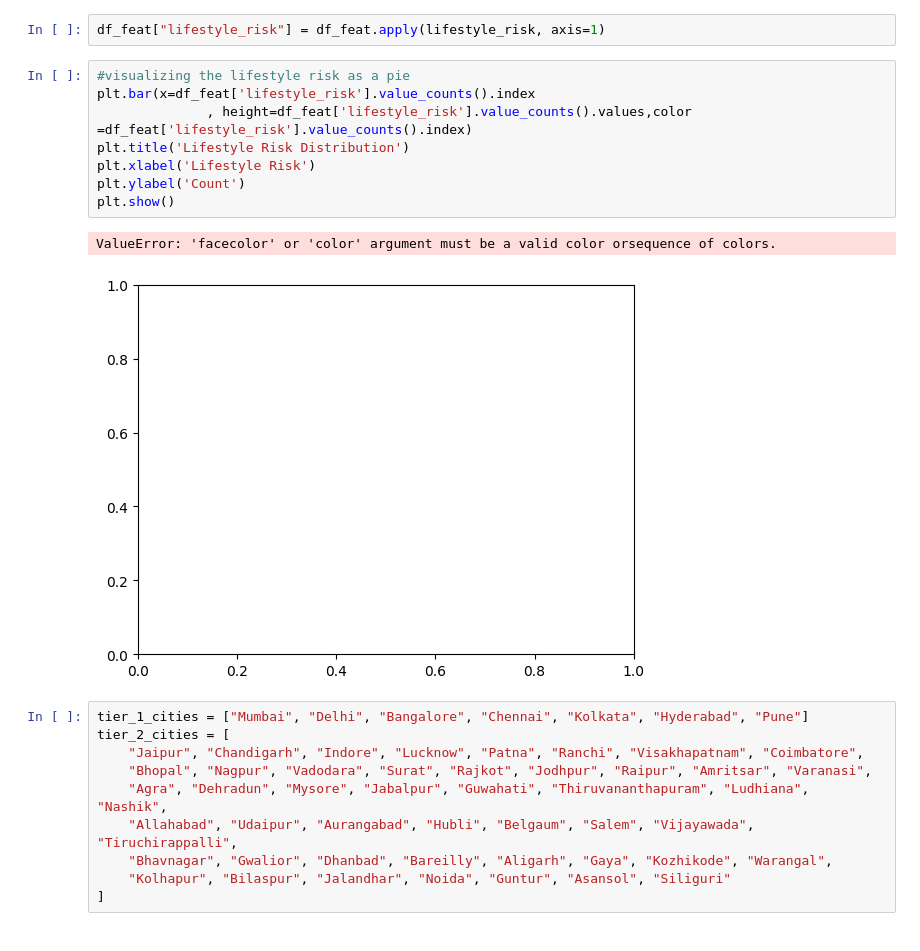
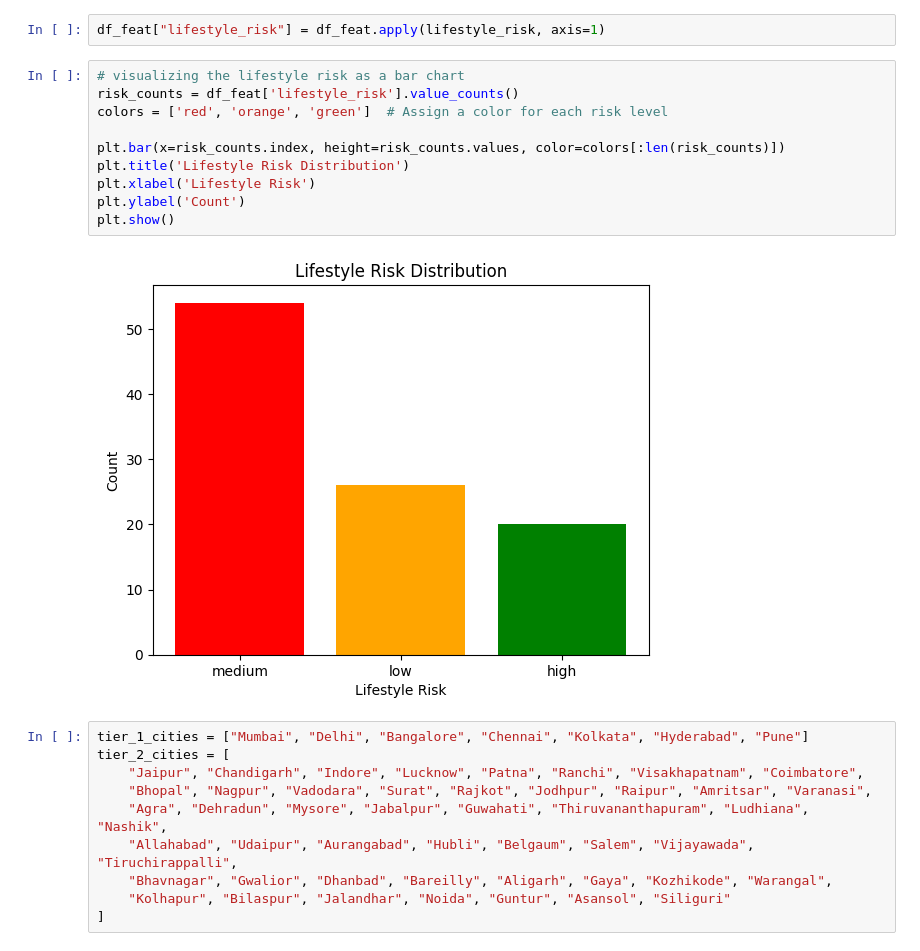
Before and after one commit to supremkc05/FAST-API, a Jupyter notebook: Insurance_predictionmodel/model-fastapi.ipynb, the cells around one changed output. Cells and saved outputs as stored; diff of their text form.

```diff
--- a/Insurance_predictionmodel/model-fastapi.ipynb
+++ b/Insurance_predictionmodel/model-fastapi.ipynb
@@ -58,16 +58,17 @@ def lifestyle_risk(row):
 # %%
 df_feat["lifestyle_risk"] = df_feat.apply(lifestyle_risk, axis=1)
 # %%
-#visualizing the lifestyle risk as a pie
-plt.bar(x=df_feat['lifestyle_risk'].value_counts().index
-              , height=df_feat['lifestyle_risk'].value_counts().values,color =df_feat['lifestyle_risk'].value_counts().index)
+# visualizing the lifestyle risk as a bar chart
+risk_counts = df_feat['lifestyle_risk'].value_counts()
+colors = ['red', 'orange', 'green']  # Assign a color for each risk level
+
+plt.bar(x=risk_counts.index, height=risk_counts.values, color=colors[:len(risk_counts)])
 plt.title('Lifestyle Risk Distribution')
 plt.xlabel('Lifestyle Risk')
 plt.ylabel('Count')
 plt.show()
 # %% [output]
-ValueError: 'facecolor' or 'color' argument must be a valid color orsequence of colors.
-[figure, old version]
+[figure, new version]
 # %%
 tier_1_cities = ["Mumbai", "Delhi", "Bangalore", "Chennai", "Kolkata", "Hyderabad", "Pune"]
 tier_2_cities = [
```
Also changed, not shown: parts of 2 cells of this notebook, 1 other file.
